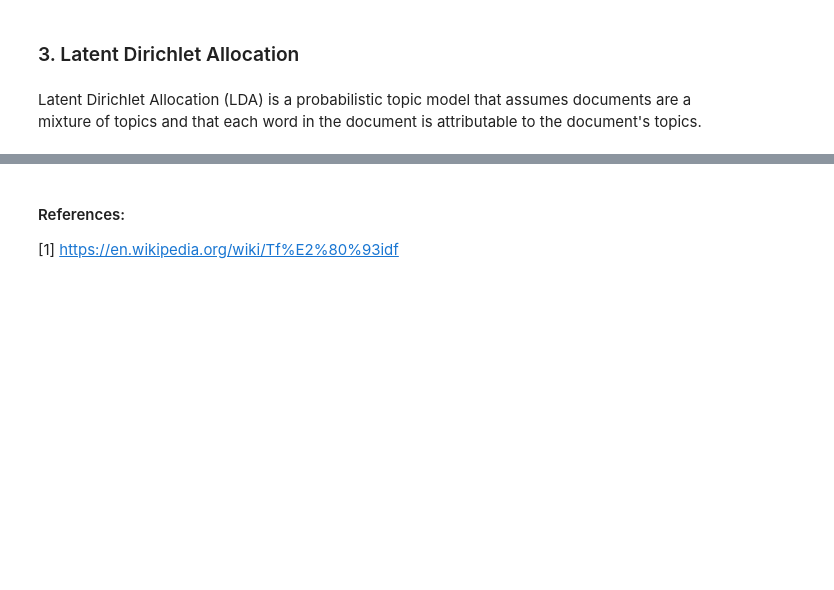
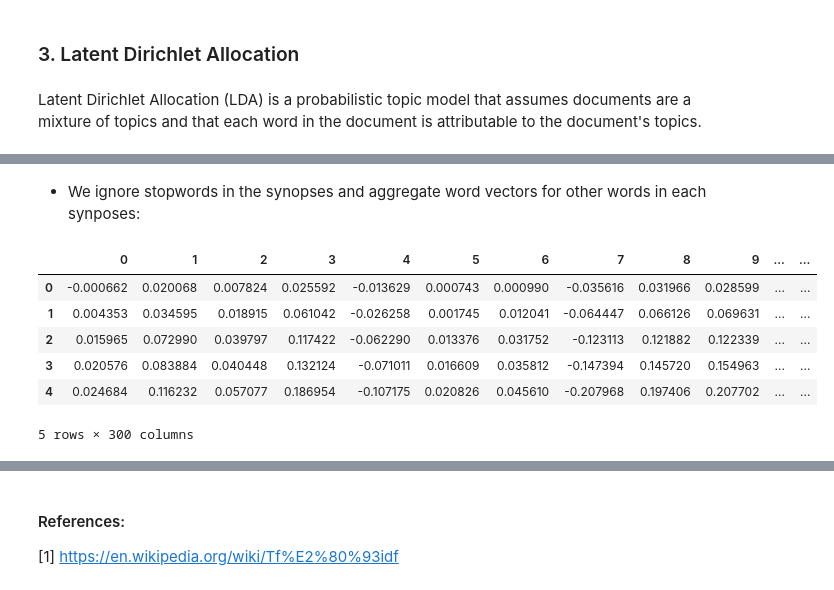
Before and after one commit to joship89/Text-Mining, a Jupyter notebook: Document Clustering in Python.ipynb, the cells around one changed output, grey strips where cells are left out. Drawn from its saved outputs; the diff is of its cells as text; code cells hidden in the pictures; blank space fills up the shorter version.

```diff
--- a/Document Clustering in Python.ipynb
+++ b/Document Clustering in Python.ipynb
@@ -433,13 +445,3 @@ print(lda[corpus[0]])
 topics = lda.print_topics(5, num_words=20)
 
 topics_matrix = lda.show_topics(formatted=False, num_words=20)
-
-topics_matrix = np.array(topics_matrix)
-
-topics_matrix.shape
-
-topic_words = topics_matrix[:,:,1]
-
-for i in topic_words:
-    print([str(word) for word in i])
-    print()
@@ -449,0 +448,8 @@ NameError: name 'corpus' is not defined
+# %%
+topics_matrix = np.array(topics_matrix)
+
+topic_words = topics_matrix[:,:,1]
+
+for i in len(topic_words):
+    print([str(word) for word in i])
+    print()
@@ -450,2 +483,4 @@ NameError: name 'corpus' is not defined
+# %%
+model = gensim.models.KeyedVectors.load_word2vec_format('/home/pjoshi/github/data-science/projects/document-clustering/GoogleNews-vectors-negative300.bin', binary=True)
 # %%
 synopses_df = pd.DataFrame.merge(pd.DataFrame(titles), pd.DataFrame(synopses),left_index = True, right_index = True)
@@ -471,0 +507,30 @@ print(synopses_df)
+# %% [markdown]
+- We ignore stopwords in the synopses and aggregate word vectors for other words in each synposes:
+# %%
+from nltk.corpus import stopwords
+
+sentence_vectors = np.empty((300,))
+filtered_sentence = []
+stop_words = set(stopwords.words('english'))
+
+sum_vector = np.zeros(model.vector_size)
+for i in range(0, len(synopses_df)):
+    sentences = synopses_df.iloc[i, 1]
+    sentence_tokens = tokenize_and_stem(sentences)
+    for token in sentence_tokens:
+        if token not in stop_words and token in model:
+            sum_vector += model[token]
+        sentence_vector = sum_vector / len(sentence_tokens)
+    sentence_vectors = np.vstack((sentence_vectors, sentence_vector))
+sentence_vectors = np.delete(sentence_vectors, 0, 0)
+sentence_vectors = pd.DataFrame(sentence_vectors)
+# %%
+sentence_vectors.head()
+# %% [output]
+|  | 0 | 1 | 2 | 3 | 4 | 5 | 6 | 7 | 8 | 9 | ... | ... |
+| 0 | -0.000662 | 0.020068 | 0.007824 | 0.025592 | -0.013629 | 0.000743 | 0.000990 | -0.035616 | 0.031966 | 0.028599 | ... | ... |
+| 1 | 0.004353 | 0.034595 | 0.018915 | 0.061042 | -0.026258 | 0.001745 | 0.012041 | -0.064447 | 0.066126 | 0.069631 | ... | ... |
+| 2 | 0.015965 | 0.072990 | 0.039797 | 0.117422 | -0.062290 | 0.013376 | 0.031752 | -0.123113 | 0.121882 | 0.122339 | ... | ... |
+| 3 | 0.020576 | 0.083884 | 0.040448 | 0.132124 | -0.071011 | 0.016609 | 0.035812 | -0.147394 | 0.145720 | 0.154963 | ... | ... |
+| 4 | 0.024684 | 0.116232 | 0.057077 | 0.186954 | -0.107175 | 0.020826 | 0.045610 | -0.207968 | 0.197406 | 0.207702 | ... | ... |
+5 rows × 300 columns
```
Also changed, not shown: parts of 45 cells of this notebook.
